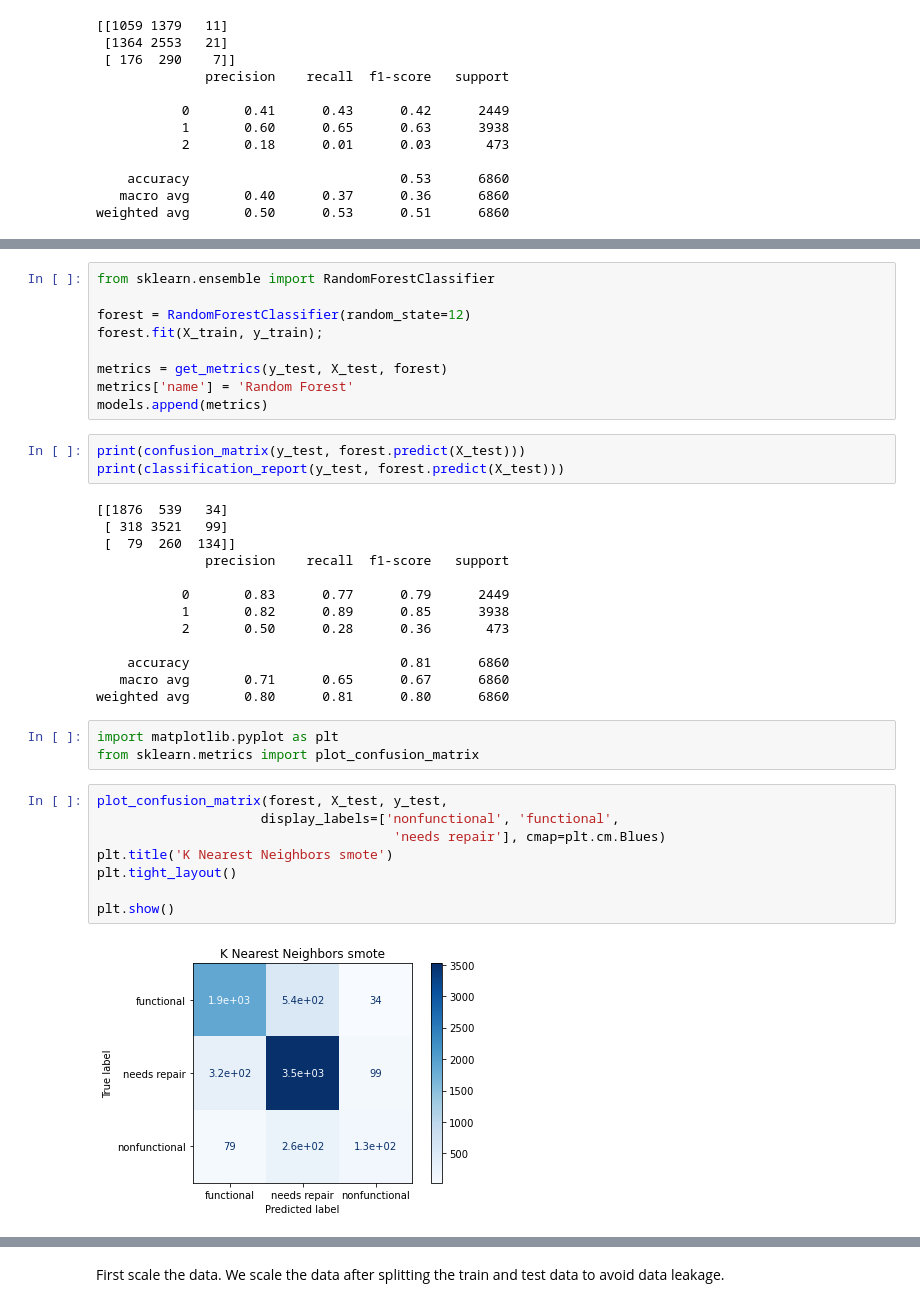
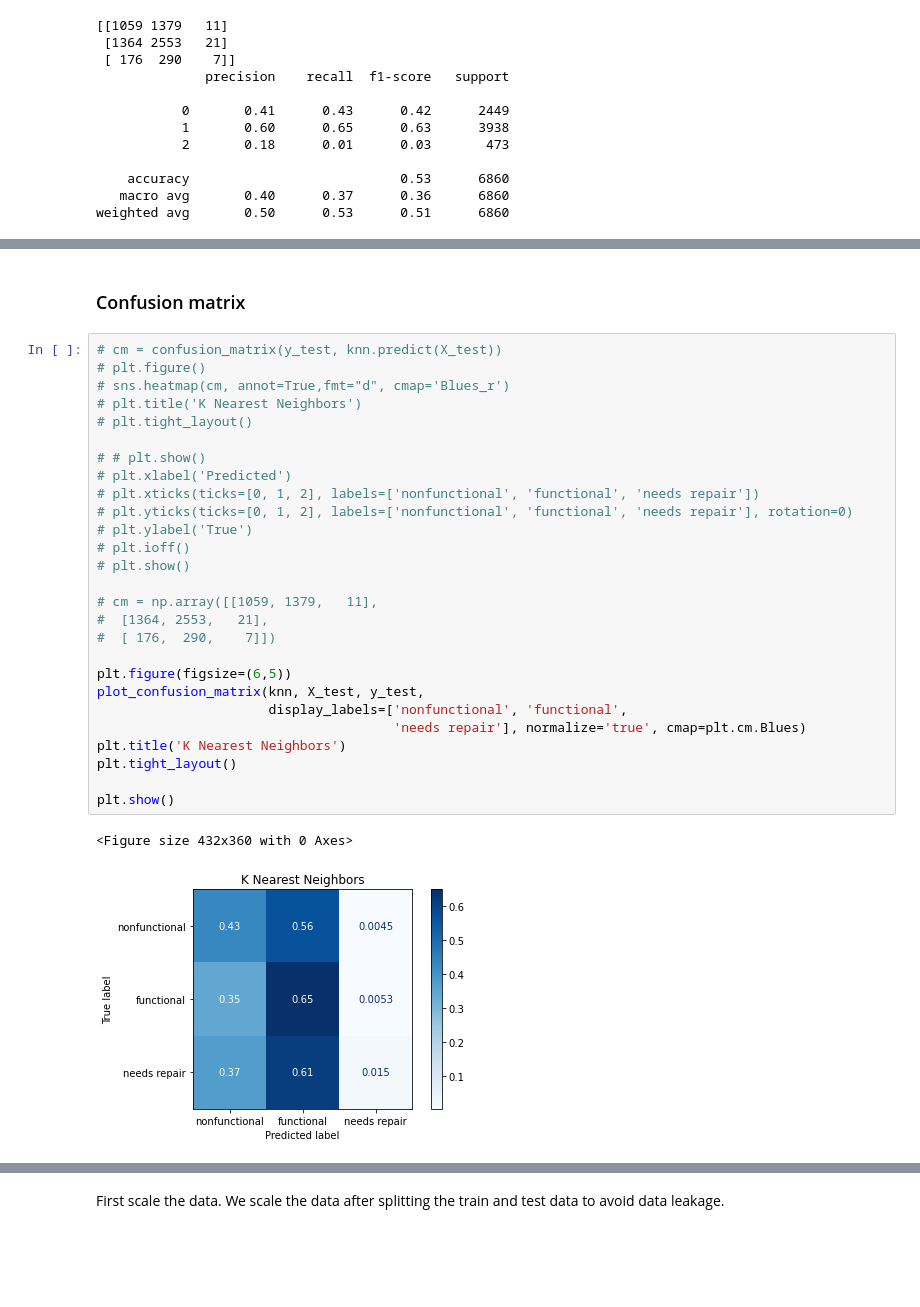
Before and after one commit to Milenaafeworki/Tanzanian_water_well, a Jupyter notebook: tanzanian_water_wells.ipynb, the cells around one changed output, grey strips where cells are left out. Cells and saved outputs as stored; diff of their text form; blank space fills up the shorter version.

```diff
--- a/tanzanian_water_wells.ipynb
+++ b/tanzanian_water_wells.ipynb
@@ -1058,39 +1061,33 @@ weighted avg       0.50      0.53      0.51      6860
-# %%
-from sklearn.ensemble import RandomForestClassifier
-
-forest = RandomForestClassifier(random_state=12)
-forest.fit(X_train, y_train);
-
-metrics = get_metrics(y_test, X_test, forest)
-metrics['name'] = 'Random Forest'
-models.append(metrics)
-# %%
-print(confusion_matrix(y_test, forest.predict(X_test)))
-print(classification_report(y_test, forest.predict(X_test)))
-# %% [output]
-[[1876  539   34]
- [ 318 3521   99]
- [  79  260  134]]
-              precision    recall  f1-score   support
-
-           0       0.83      0.77      0.79      2449
-           1       0.82      0.89      0.85      3938
-           2       0.50      0.28      0.36       473
-
-    accuracy                           0.81      6860
-   macro avg       0.71      0.65      0.67      6860
-weighted avg       0.80      0.81      0.80      6860
-# %%
-import matplotlib.pyplot as plt
-from sklearn.metrics import plot_confusion_matrix
-# %%
-plot_confusion_matrix(forest, X_test, y_test,
-                     display_labels=['nonfunctional', 'functional',
-                                      'needs repair'], cmap=plt.cm.Blues)
-plt.title('K Nearest Neighbors smote')
-plt.tight_layout()
-
-plt.show()
-# %% [output]
-[figure, removed]
+# %% [markdown]
+### Confusion matrix
+# %%
+# cm = confusion_matrix(y_test, knn.predict(X_test))
+# plt.figure()
+# sns.heatmap(cm, annot=True,fmt="d", cmap='Blues_r')
+# plt.title('K Nearest Neighbors')
+# plt.tight_layout()
+
+# # plt.show()
+# plt.xlabel('Predicted')
+# plt.xticks(ticks=[0, 1, 2], labels=['nonfunctional', 'functional', 'needs repair'])
+# plt.yticks(ticks=[0, 1, 2], labels=['nonfunctional', 'functional', 'needs repair'], rotation=0)
+# plt.ylabel('True')
+# plt.ioff()
+# plt.show()
+
+# cm = np.array([[1059, 1379,   11],
+#  [1364, 2553,   21],
+#  [ 176,  290,    7]])
+
+plt.figure(figsize=(6,5))
+plot_confusion_matrix(knn, X_test, y_test,
+                      display_labels=['nonfunctional', 'functional',
+                                      'needs repair'], normalize='true', cmap=plt.cm.Blues)
+plt.title('K Nearest Neighbors')
+plt.tight_layout()
+
+plt.show()
+# %% [output]
+<Figure size 432x360 with 0 Axes>
+[figure, added]
 # %% [markdown]
```
Also changed, not shown: parts of 50 cells of this notebook.
